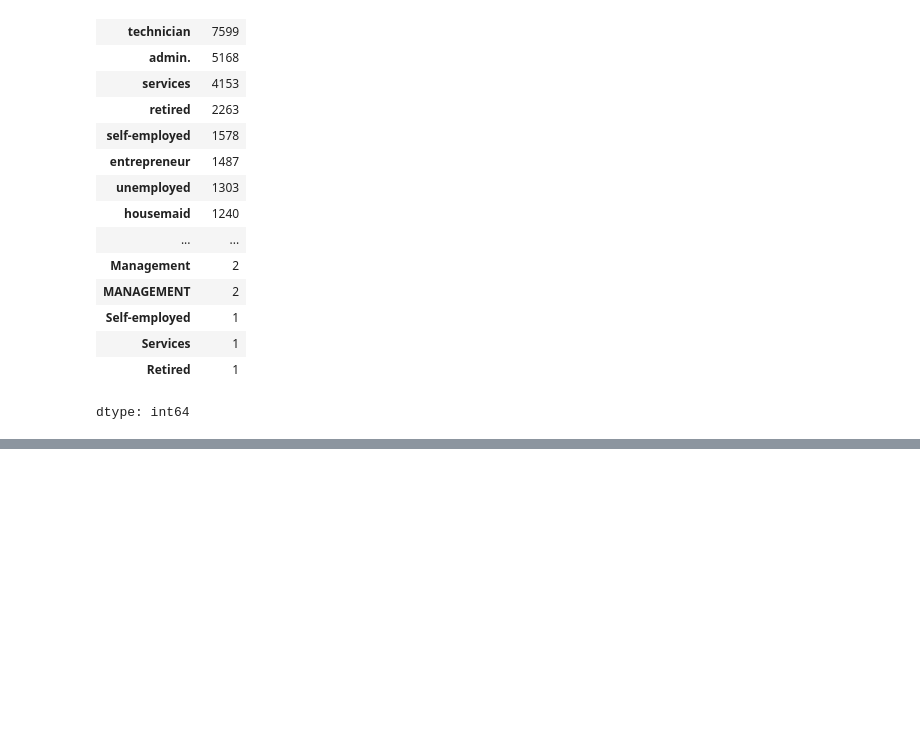
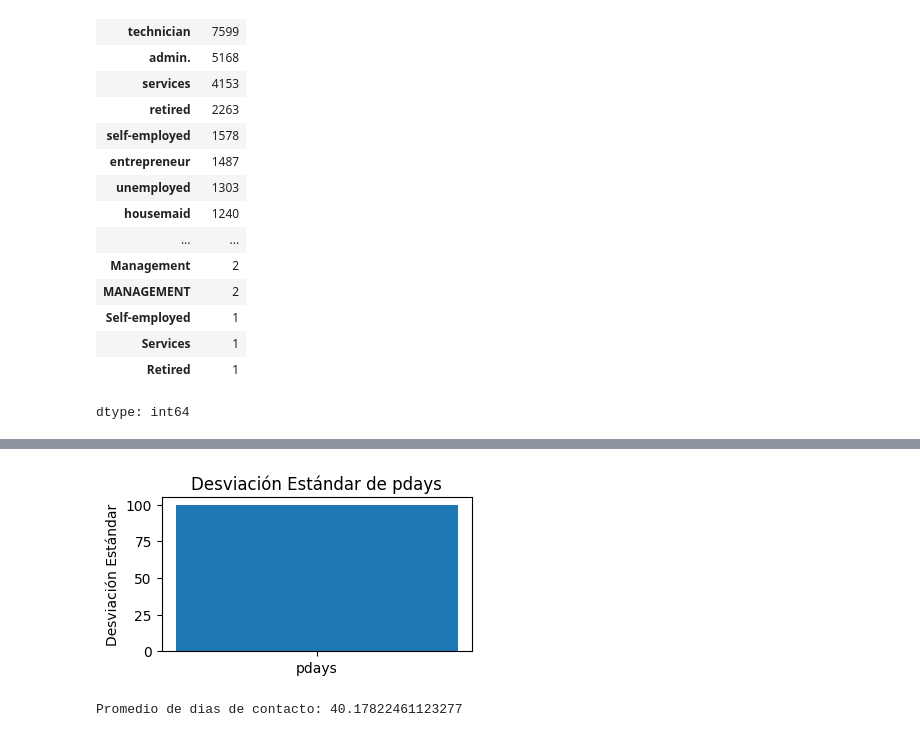
Before and after one commit to DAVIDCUEAGUI/LABORATORIO, a Jupyter notebook: Laboratorio_1_LuisCuellar.ipynb, the cells around one changed output, grey strips where cells are left out. Cells and saved outputs as stored; diff of their text form; code cells hidden in the pictures; blank space fills up the shorter version.

```diff
--- a/Laboratorio_1_LuisCuellar.ipynb
+++ b/Laboratorio_1_LuisCuellar.ipynb
@@ -203,0 +327,16 @@ dtype: int64
+# %%
+# Graficar la desviación estándar de 'pdays'
+plt.figure(figsize=(4, 2))  # Configura el tamaño de la figura
+plt.bar('pdays', destd_pdays)  # Crea una barra para la desviación estándar de 'pdays'
+plt.title('Desviación Estándar de pdays')
+plt.ylabel('Desviación Estándar')
+plt.show()
+# %% [output]
+[figure, added]
+# %%
+# Calcula la media del atributo "pdays: dias de contacto al usuario antes de la campaña actual"
+media = data['pdays'].mean()
+
+print("Promedio de dias de contacto:", media)
+# %% [output]
+Promedio de dias de contacto: 40.17822461123277
```
Also changed, not shown: parts of 11 cells of this notebook.
